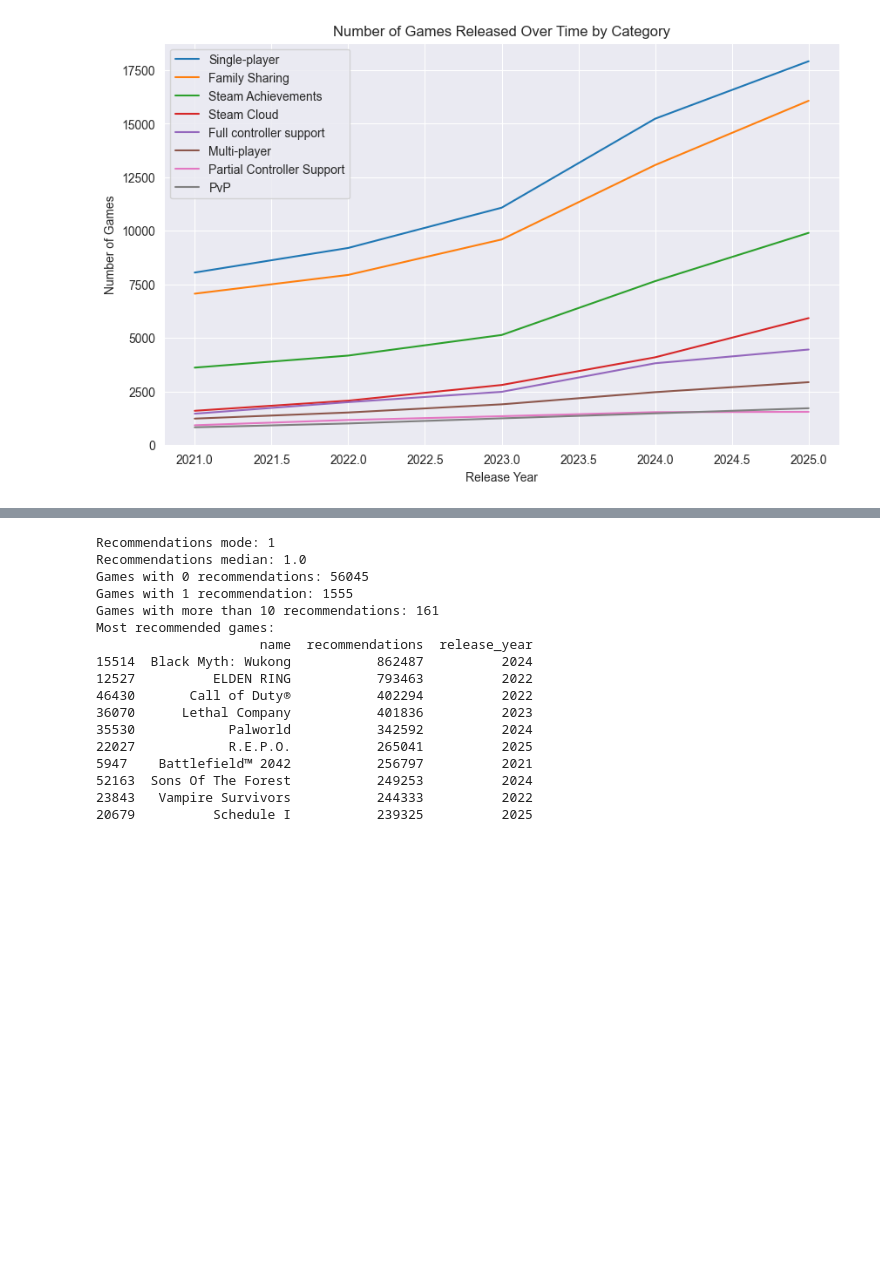
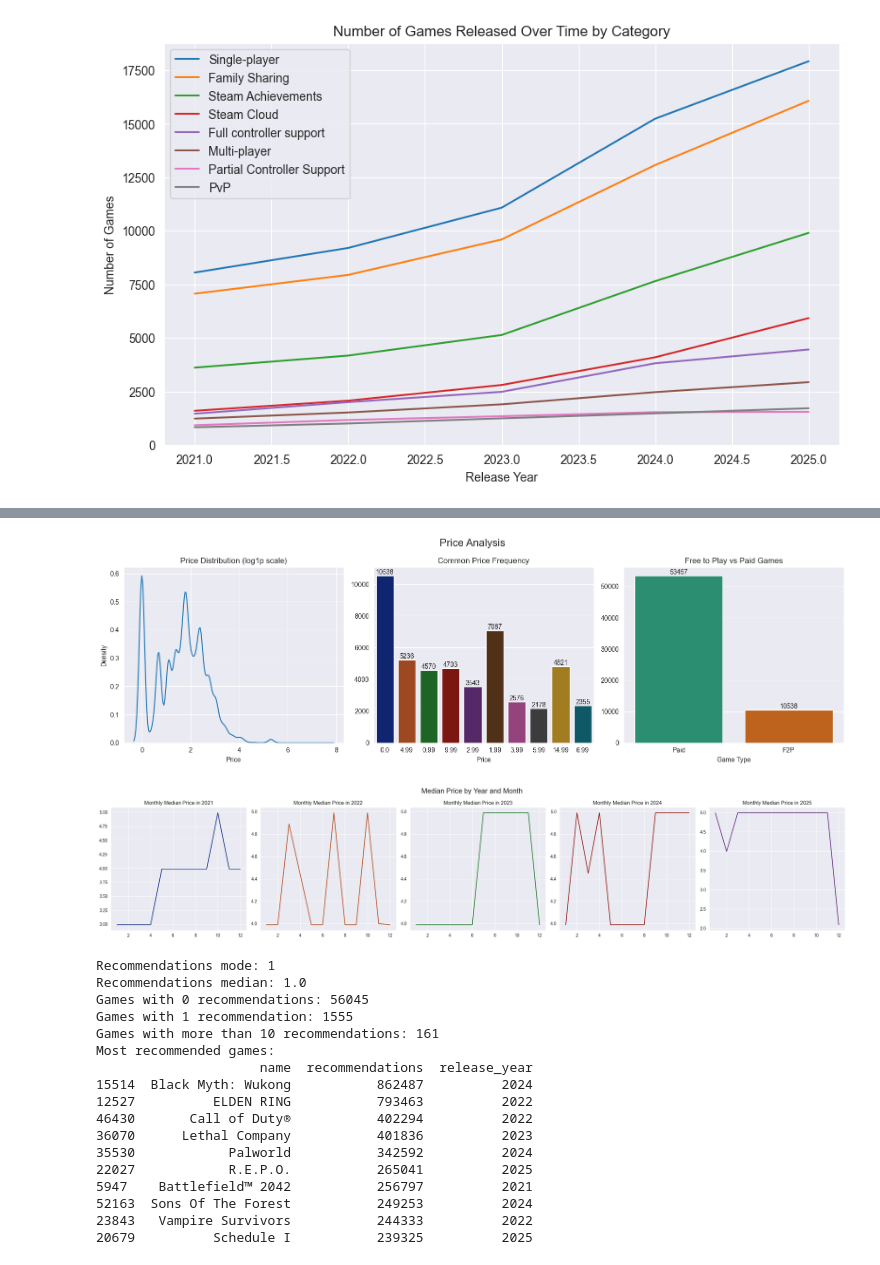
Before and after one commit to MCAlberto55/steam-games-analysis, a Jupyter notebook: notebooks/eda_analysis.ipynb, the cells around one changed output, grey strips where cells are left out. Drawn from its saved outputs; the diff is of its cells as text; code cells hidden in the pictures; blank space fills up the shorter version.

Commit message:
refactor price analysis

```diff
--- a/notebooks/eda_analysis.ipynb
+++ b/notebooks/eda_analysis.ipynb
@@ -496,3 +453,62 @@ Name: price, dtype: float64
+# %%
+# Price analysis plots
+fig, axes = plt.subplots(1, 3, figsize=(16, 5))
+fig.suptitle("Price Analysis", fontsize=16)
+
+make_plot(
+    plot_type="kdeplot",
+    x_col=np.log1p(data["price"]),
+    y_col=None,
+    axes=axes[0],
+    title="Price Distribution (log1p scale)",
+    xlabel="Price",
+    ylabel="Density",
+)
+
+make_plot(
+    plot_type="bar",
+    x_col=most_common_prices.index,
+    y_col=most_common_prices.values,
+    xticklabels=most_common_prices.index,
+    axes=axes[1],
+    title="Common Price Frequency",
+    xlabel="Price",
+    hue=most_common_prices.index,
+    palette='dark',
+)
+
+make_plot(
+    plot_type="bar",
+    x_col=n_f2p_paid_games.index,
+    y_col=n_f2p_paid_games.values,
+    xticklabels=n_f2p_paid_games.index,
+    axes=axes[2],
+    hue=n_f2p_paid_games.index,
+    palette="Dark2",
+    title="Free to Play vs Paid Games",
+    xlabel="Game Type",
+)
+plt.show()
+
+fig, axes = plt.subplots(1, 5, figsize=(24, 5))
+fig.suptitle("Median Price by Year and Month", fontsize=16)
+price_palette = sns.color_palette("dark", n_colors=len(years_list))
+
+for index, year in enumerate(years_list):
+    montly_median_price = price_per_year_month[price_per_year_month["release_year"] == year]
+    make_plot(
+        plot_type="line",
+        data=montly_median_price,
+        x_col="release_date",
+        y_col="price",
+        axes=axes[index],
+        title=(f"Monthly Median Price in {year}"),
+        color=price_palette[index],
+    )
+plt.show()
+# %% [output]
+[figure, added]
+[figure, added]
 # %%
 ## PUEDES ABSTRAER EL DOBLE COUNT.
 # recommendations
```
Also changed, not shown: parts of 3 cells of this notebook, 1 other file.
